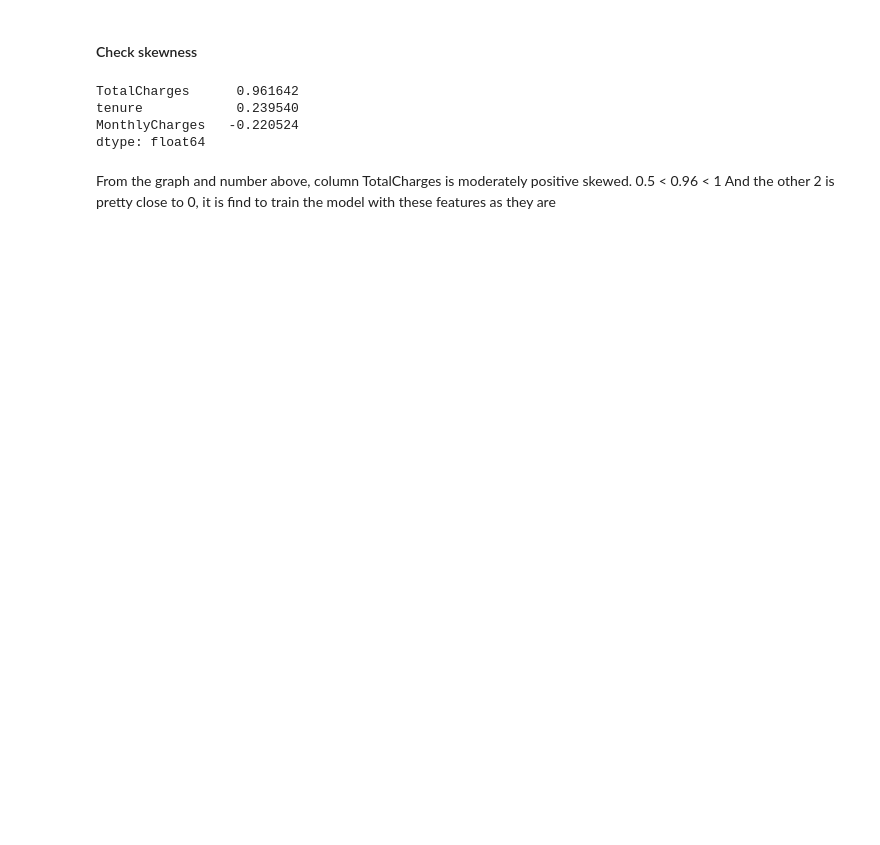
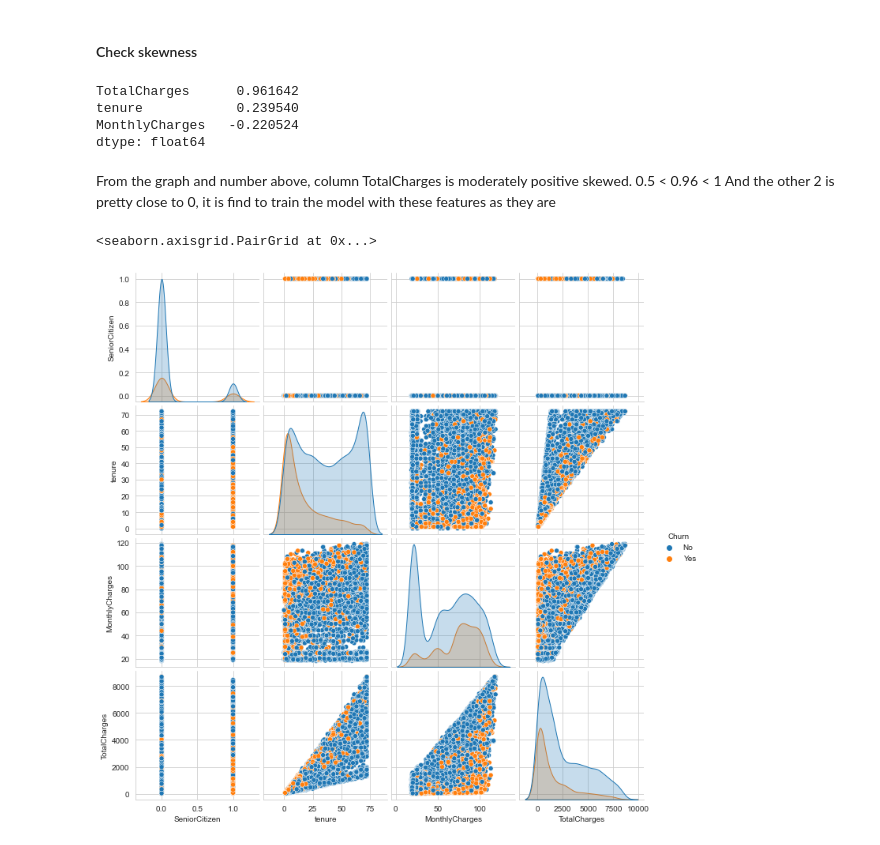
Before and after one commit to weekysui/customer_churn_problem, a Jupyter notebook: customer_churn2/Data understanding.ipynb, the cells around one changed output. Drawn from its saved outputs; the diff is of its cells as text; code cells hidden in the pictures; blank space fills up the shorter version.

```diff
--- a/customer_churn2/Data understanding.ipynb
+++ b/customer_churn2/Data understanding.ipynb
@@ -207,3 +211,8 @@ dtype: float64
 # %% [markdown]
 From the graph and number above, column TotalCharges is moderately positive skewed. 0.5 < 0.96 < 1
 And the other 2 is pretty close to 0, it is find to train the model with these features as they are
+# %%
+sns.pairplot(train,hue="Churn")
+# %% [output]
+<seaborn.axisgrid.PairGrid at 0x...>
+[figure, added]
```
Also changed, not shown: parts of 9 cells of this notebook, 2 other files.
